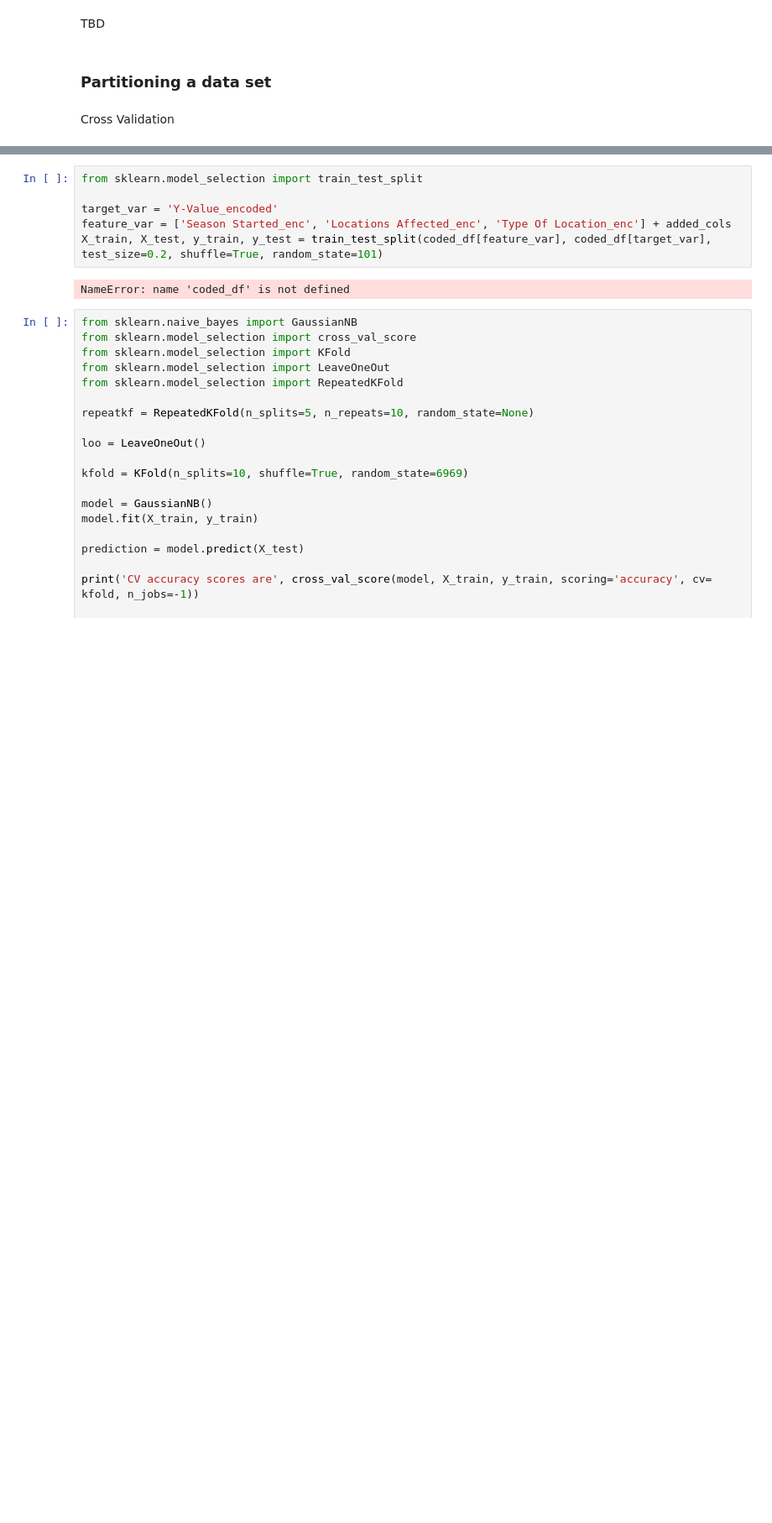
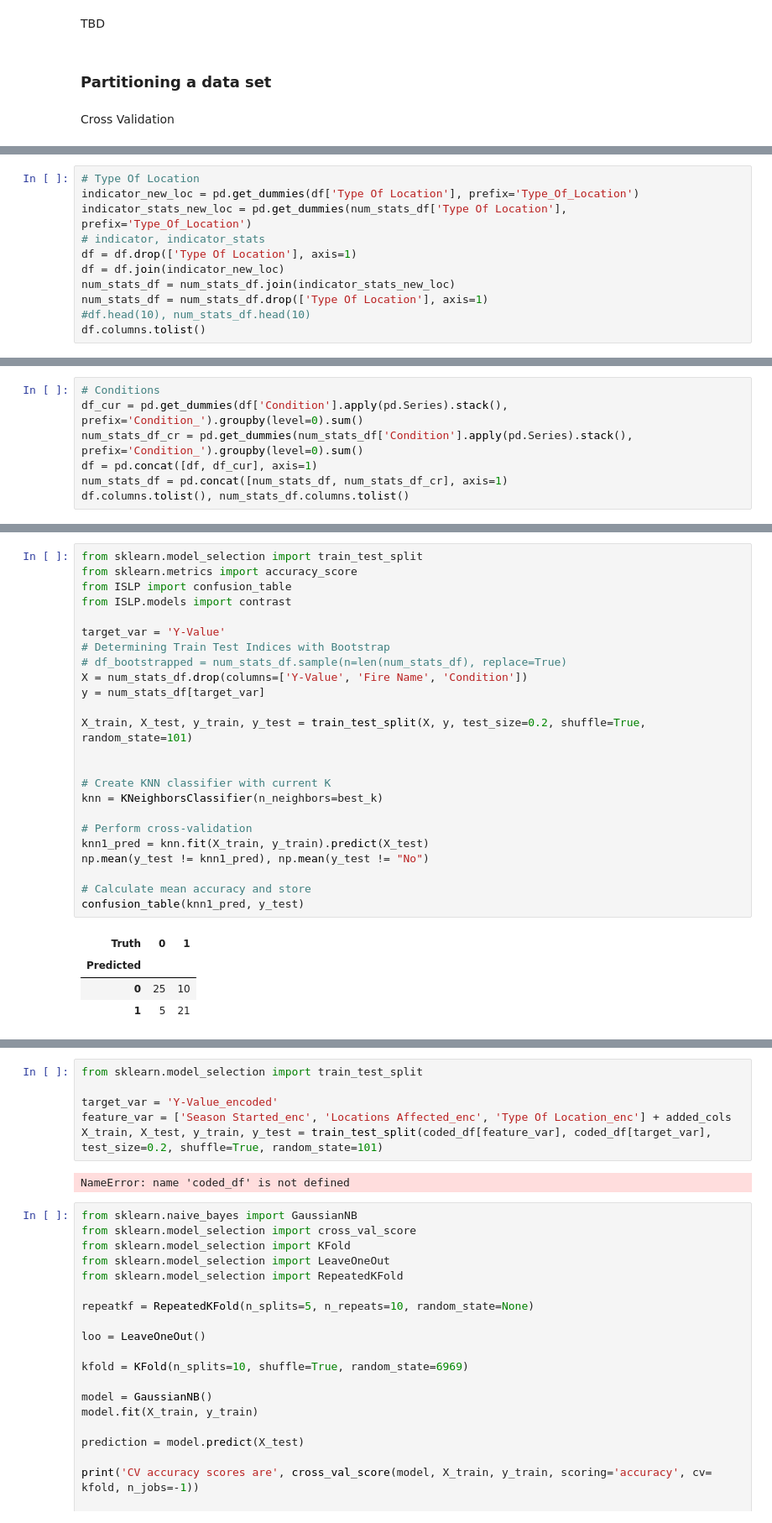
Before and after one commit to soumya-khanna/Wildfire-Prediction-Model, a Jupyter notebook: model.ipynb, the cells around one changed output, grey strips where cells are left out. Shown: that part at 84% size. Drawn from its saved outputs; the diff is of its cells as text; blank space fills up the shorter version.

Commit message:
Updated with all necessary fixes, and performed bootstrap + cv for KNN for num_stats_df

```diff
--- a/model.ipynb
+++ b/model.ipynb
@@ -327,0 +401,11 @@ NameError: name 'coded_df' is not defined
+# %%
+# Type Of Location
+indicator_new_loc = pd.get_dummies(df['Type Of Location'], prefix='Type_Of_Location')
+indicator_stats_new_loc = pd.get_dummies(num_stats_df['Type Of Location'], prefix='Type_Of_Location')
+# indicator, indicator_stats
+df = df.drop(['Type Of Location'], axis=1)
+df = df.join(indicator_new_loc)
+num_stats_df = num_stats_df.join(indicator_stats_new_loc)
+num_stats_df = num_stats_df.drop(['Type Of Location'], axis=1)
+#df.head(10), num_stats_df.head(10)
+df.columns.tolist()
@@ -327,0 +430,7 @@ NameError: name 'coded_df' is not defined
+# %%
+# Conditions
+df_cur = pd.get_dummies(df['Condition'].apply(pd.Series).stack(), prefix='Condition_').groupby(level=0).sum()
+num_stats_df_cr = pd.get_dummies(num_stats_df['Condition'].apply(pd.Series).stack(), prefix='Condition_').groupby(level=0).sum()
+df = pd.concat([df, df_cur], axis=1)
+num_stats_df = pd.concat([num_stats_df, num_stats_df_cr], axis=1)
+df.columns.tolist(), num_stats_df.columns.tolist()
@@ -327,0 +518,29 @@ NameError: name 'coded_df' is not defined
+# %%
+from sklearn.model_selection import train_test_split
+from sklearn.metrics import accuracy_score
+from ISLP import confusion_table
+from ISLP.models import contrast
+
+target_var = 'Y-Value'
+# Determining Train Test Indices with Bootstrap
+# df_bootstrapped = num_stats_df.sample(n=len(num_stats_df), replace=True)
+X = num_stats_df.drop(columns=['Y-Value', 'Fire Name', 'Condition'])
+y = num_stats_df[target_var]
+
+X_train, X_test, y_train, y_test = train_test_split(X, y, test_size=0.2, shuffle=True, random_state=101)
+
+
+# Create KNN classifier with current K
+knn = KNeighborsClassifier(n_neighbors=best_k)
+
+# Perform cross-validation
+knn1_pred = knn.fit(X_train, y_train).predict(X_test)
+np.mean(y_test != knn1_pred), np.mean(y_test != "No")
+
+# Calculate mean accuracy and store
+confusion_table(knn1_pred, y_test)
+# %% [output]
+| Truth | 0 | 1 |
+| Predicted |  |  |
+| 0 | 25 | 10 |
+| 1 | 5 | 21 |
```
Also changed, not shown: parts of 20 cells of this notebook.
